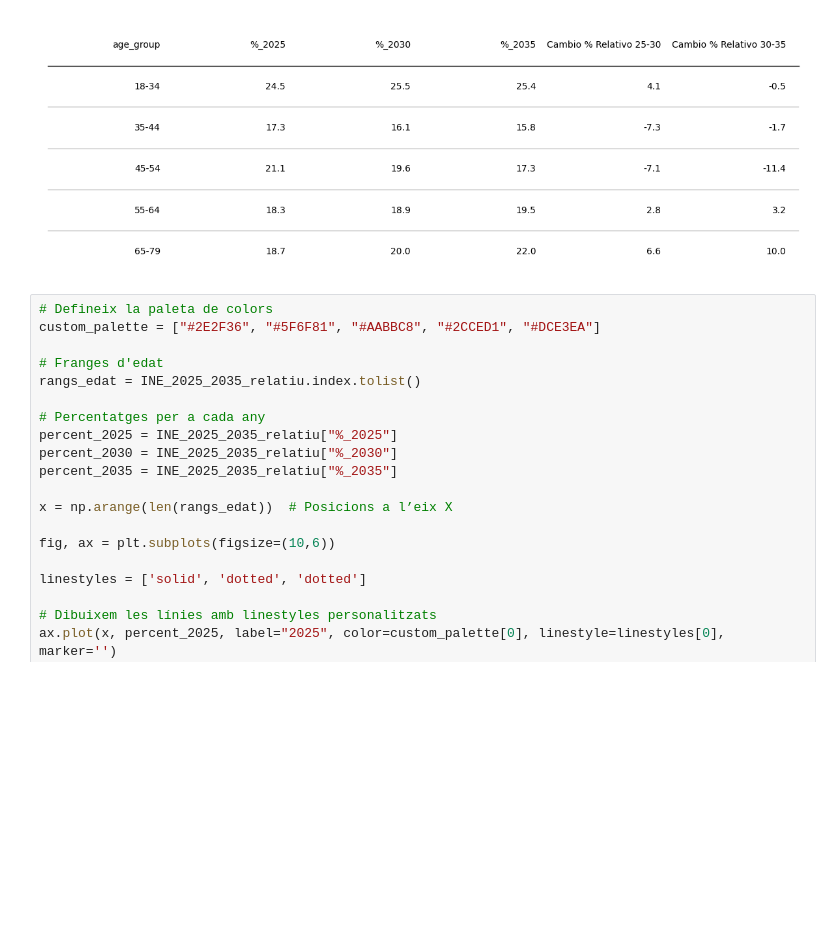
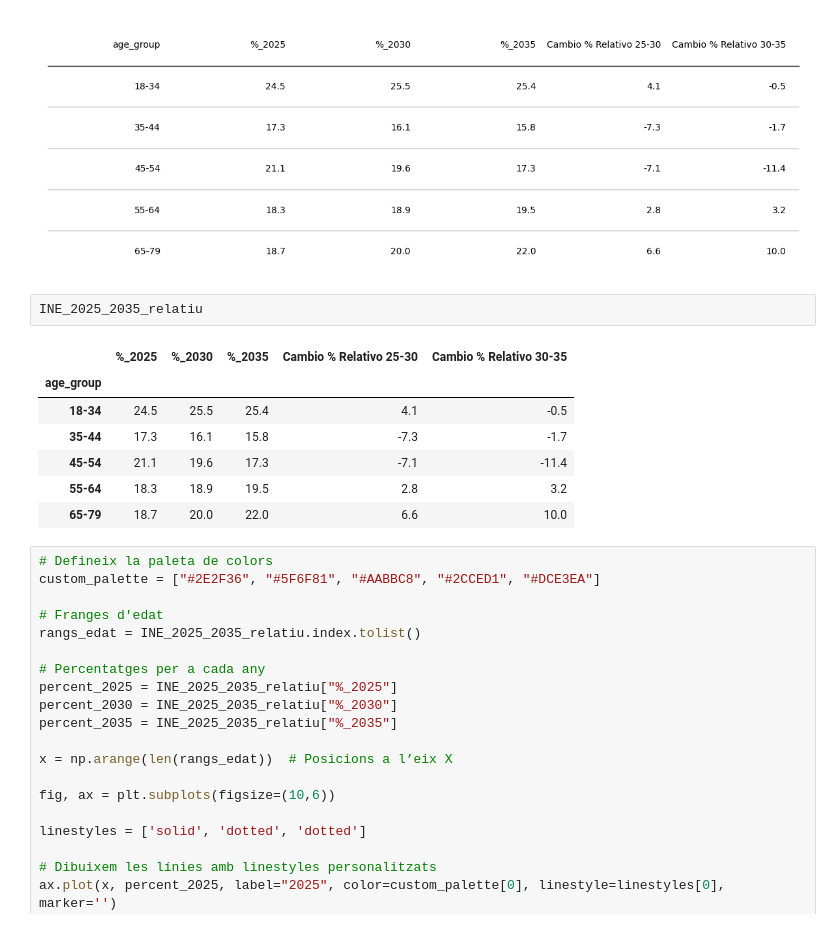
Before and after one commit to Lambda-14/Sim-Empresa, a Jupyter notebook: Equip_9/Scripts/250602_INE_grafiques.ipynb, the cells around one changed output. Cells and saved outputs as stored; diff of their text form; blank space fills up the shorter version.

```diff
--- a/Equip_9/Scripts/250602_INE_grafiques.ipynb
+++ b/Equip_9/Scripts/250602_INE_grafiques.ipynb
@@ -368,6 +368,16 @@ tab = Table(
 )
 # %% [output]
 [figure]
+# %%
+INE_2025_2035_relatiu
+# %% [output]
+|  | %_2025 | %_2030 | %_2035 | Cambio % Relativo 25-30 | Cambio % Relativo 30-35 |
+| age_group |  |  |  |  |  |
+| 18-34 | 24.5 | 25.5 | 25.4 | 4.1 | -0.5 |
+| 35-44 | 17.3 | 16.1 | 15.8 | -7.3 | -1.7 |
+| 45-54 | 21.1 | 19.6 | 17.3 | -7.1 | -11.4 |
+| 55-64 | 18.3 | 18.9 | 19.5 | 2.8 | 3.2 |
+| 65-79 | 18.7 | 20.0 | 22.0 | 6.6 | 10.0 |
 # %%
 # Defineix la paleta de colors
 custom_palette = ["#2E2F36", "#5F6F81", "#AABBC8", "#2CCED1", "#DCE3EA"]
```
Also changed, not shown: parts of 5 cells of this notebook.
